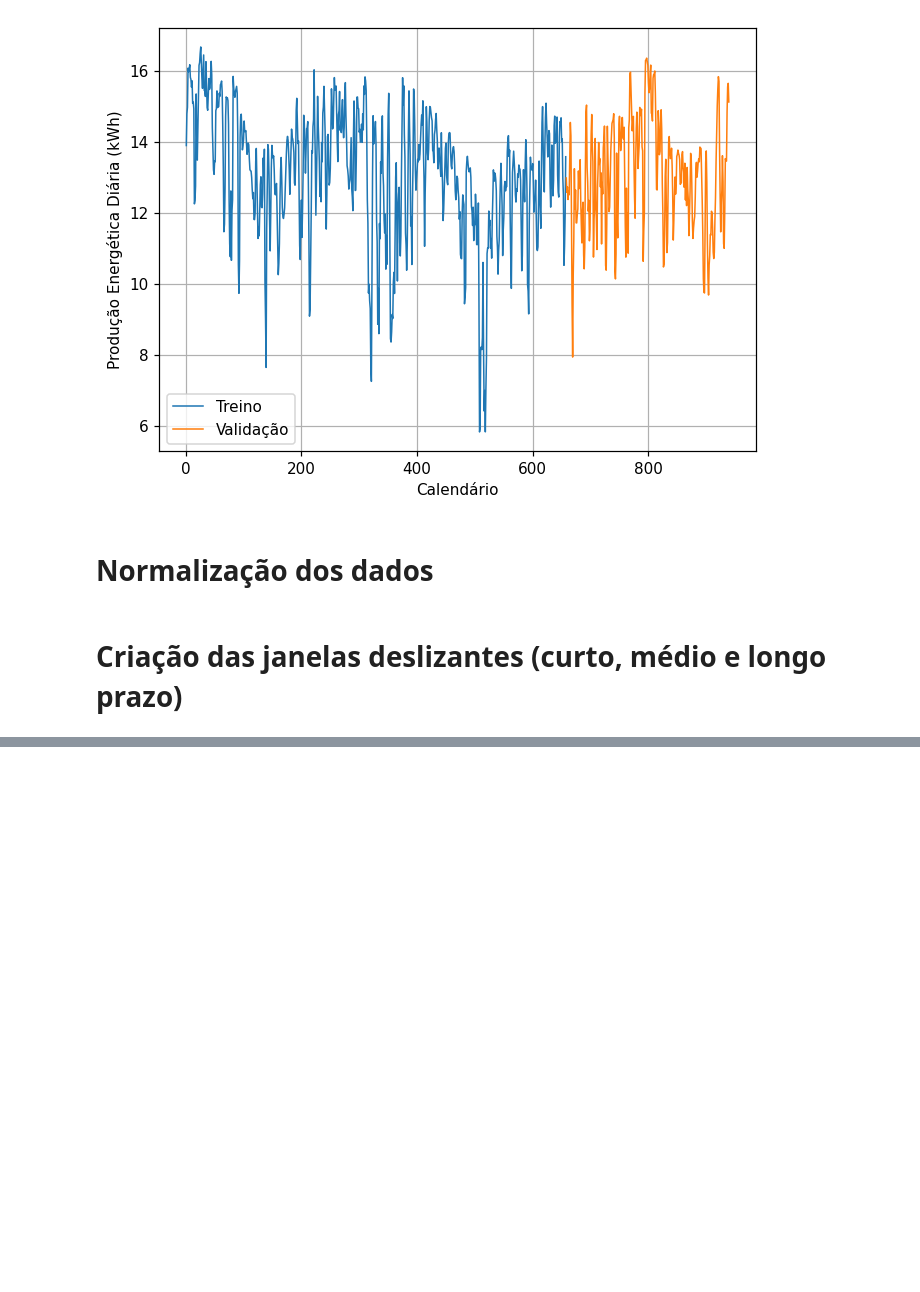
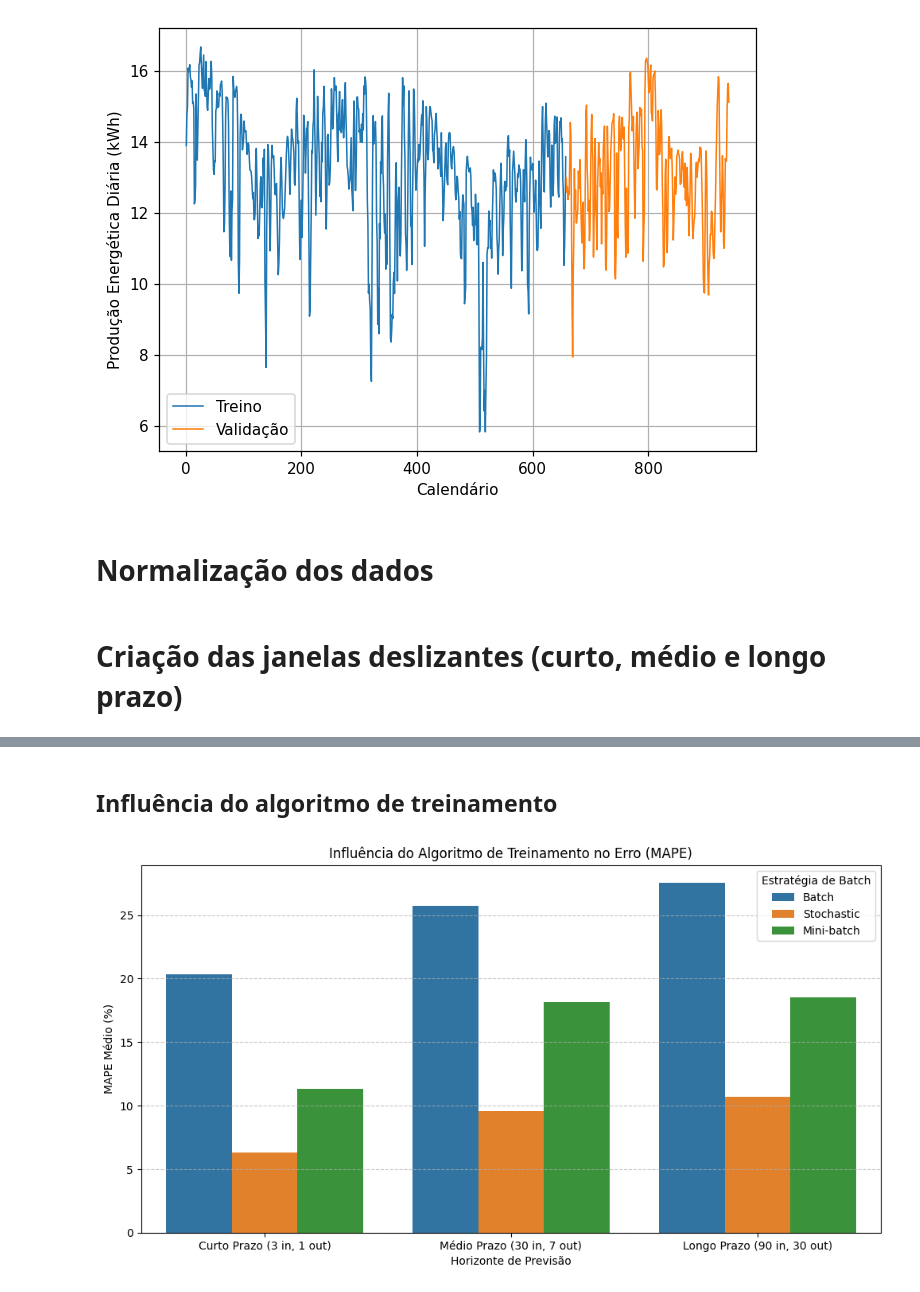
Before and after one commit to victorgmsds/IA_atv2, a Jupyter notebook: atv2.ipynb, the cells around one changed output, grey strips where cells are left out. Drawn from its saved outputs; the diff is of its cells as text; code cells hidden in the pictures; blank space fills up the shorter version.

```diff
--- a/atv2.ipynb
+++ b/atv2.ipynb
@@ -126,0 +227,6 @@ x_lp_test, y_target_lp_test = gerar_datasets(ymm_test_scaled.flatten(), 91, 30)
+# %%
+estratégias_batch = {
+    'Batch':      len(x_mp_train), # Todo o dataset
+    'Stochastic': 1,            # 1 amostra por vez
+    'Mini-batch': 32            # Lote padrão
+}
@@ -126,0 +456,18 @@ x_lp_test, y_target_lp_test = gerar_datasets(ymm_test_scaled.flatten(), 91, 30)
+# %% [markdown]
+## Influência do algoritmo de treinamento
+# %%
+import seaborn as sns
+import matplotlib.pyplot as plt
+
+plt.figure(figsize=(12, 6))
+# Usando o erro médio (MAPE) para comparar os algoritmos
+sns.barplot(data=df_global, x='Caso', y='MAPE_Teste', hue='Algoritmo', errorbar=None)
+
+plt.title('Influência do Algoritmo de Treinamento no Erro (MAPE)')
+plt.ylabel('MAPE Médio (%)')
+plt.xlabel('Horizonte de Previsão')
+plt.legend(title='Estratégia de Batch')
+plt.grid(axis='y', linestyle='--', alpha=0.7)
+plt.show()
+# %% [output]
+[figure, added]
```
Also changed, not shown: parts of 34 cells of this notebook.
